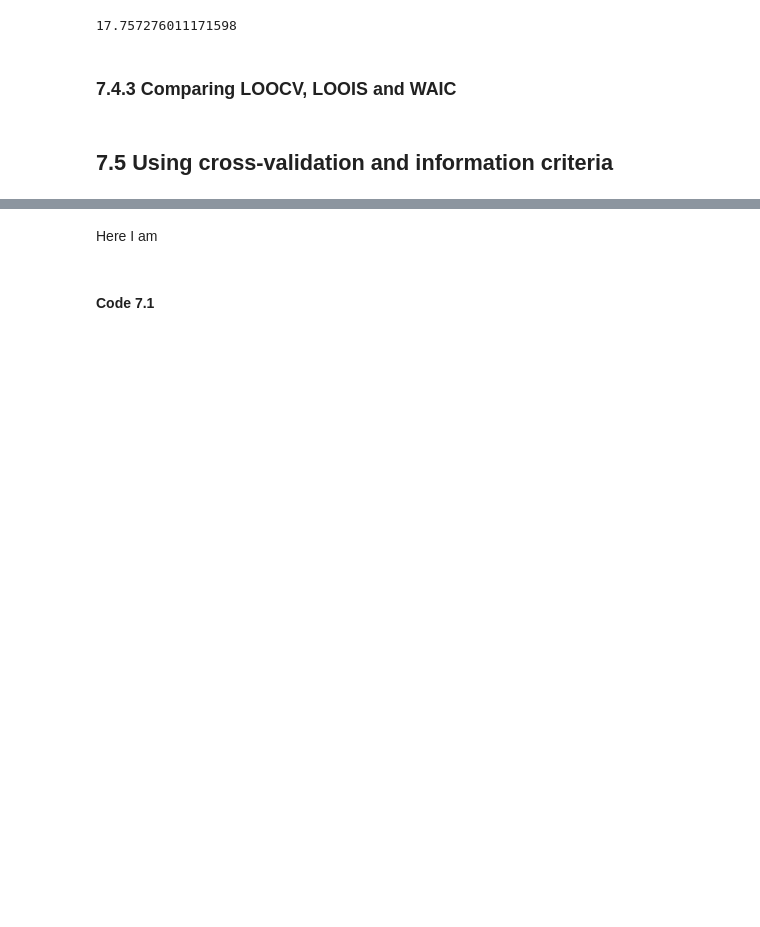
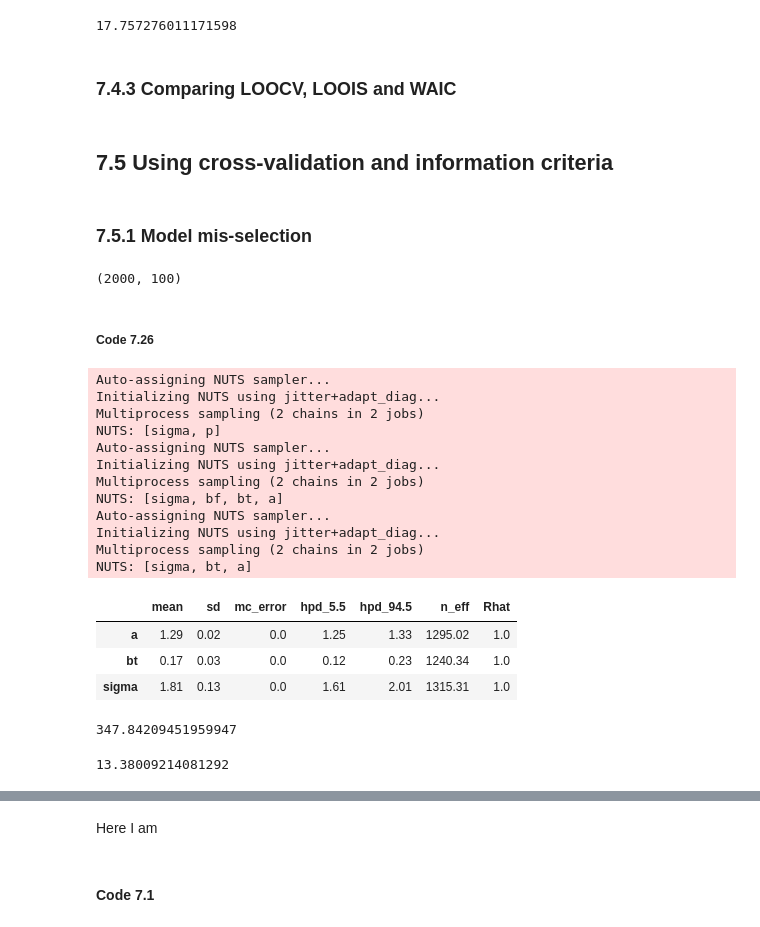
Before and after one commit to baheredia/resources, a Jupyter notebook: Rethinking/Chp_07.ipynb, the cells around one changed output, grey strips where cells are left out. Saved outputs shown, nothing was run; the diff lists cells and outputs as text; code cells hidden in the pictures; blank space fills up the shorter version.

```diff
--- a/Rethinking/Chp_07.ipynb
+++ b/Rethinking/Chp_07.ipynb
@@ -567,3 +565,9 @@ np.sqrt(n_cases * np.var(waic_vec))
 ### 7.4.3 Comparing LOOCV, LOOIS and WAIC
 # %% [markdown]
 ## 7.5 Using cross-validation and information criteria
+# %% [markdown]
+### 7.5.1 Model mis-selection
+# %%
+trace_6_6.get_values("mu").shape
+# %% [output]
+(2000, 100)
@@ -569,0 +596,65 @@ np.sqrt(n_cases * np.var(waic_vec))
+# %% [markdown]
+##### Code 7.26
+# %%
+np.random.seed(71)
+# number of plants
+n = 100
+
+# simulate initial heights
+h0 = stats.norm.rvs(loc=10, scale=2, size=n)
+
+# assign treatments and simulate fungus and growth
+treatment = np.concatenate([np.zeros(int(n/2), dtype=int), np.ones(int(n/2), dtype=int)])
+np.random.shuffle(treatment)
+fungus = stats.binom.rvs(1, 0.5 - treatment * 0.4)
+h1 = h0 + stats.norm.rvs(loc= 5 - 3 * fungus)
+
+# compose and clean data frame
+d = pd.DataFrame({"h0": h0, "h1": h1, "treatment": treatment, "fungus":fungus})
+
+with pm.Model() as m6_6:
+    p = pm.Lognormal("p", mu=0, sigma=0.25)
+    mu = pm.Deterministic("mu",  p * d["h0"])
+    sigma= pm.Exponential("sigma", lam=1)
+    h1_ = pm.Normal("h1", mu=mu, sigma=sigma, observed=d["h1"])
+
+    trace_6_6 = pm.sample(1000, tune=1000)
+
+with pm.Model() as m6_7:
+    a = pm.Lognormal("a", mu=0, sigma=0.2)
+    bt = pm.Normal("bt", mu=0, sd=0.5)
+    bf = pm.Normal("bf", mu=0, sd=0.5)
+    p = pm.Deterministic("p", a + bt*d["treatment"] + bf*d["fungus"])
+    mu = pm.Deterministic("mu", p * d["h0"])
+    sigma= pm.Exponential("sigma", lam=1)
+    h1 = pm.Normal("h1", mu=mu, sigma=sigma, observed=d["h1"])
+
+    trace_6_7 = pm.sample(1000, tune=1000)
+
+with pm.Model() as m6_8:
+    a = pm.Lognormal("a", mu=0, sigma=0.2)
+    bt = pm.Normal("bt", mu=0, sd=0.5)
+    p = pm.Deterministic("p", a + bt*d["treatment"])
+    mu = pm.Deterministic("mu", p * d["h0"])
+    sigma= pm.Exponential("sigma", lam=1)
+    h1 = pm.Normal("h1", mu=mu, sigma=sigma, observed=d["h1"])
+
+    trace_6_8 = pm.sample(1000, tune=1000)
+pm.summary(trace_6_8, varnames=["a", "bt", "sigma"], alpha=0.11).round(2)
+# %% [output]
+Auto-assigning NUTS sampler...
+Initializing NUTS using jitter+adapt_diag...
+Multiprocess sampling (2 chains in 2 jobs)
+NUTS: [sigma, p]
+Auto-assigning NUTS sampler...
+Initializing NUTS using jitter+adapt_diag...
+Multiprocess sampling (2 chains in 2 jobs)
+NUTS: [sigma, bf, bt, a]
+Auto-assigning NUTS sampler...
+Initializing NUTS using jitter+adapt_diag...
+Multiprocess sampling (2 chains in 2 jobs)
+NUTS: [sigma, bt, a]
+|  | mean | sd | mc_error | hpd_5.5 | hpd_94.5 | n_eff | Rhat |
+| a | 1.29 | 0.02 | 0.0 | 1.25 | 1.33 | 1295.02 | 1.0 |
+| bt | 0.17 | 0.03 | 0.0 | 0.12 | 0.23 | 1240.34 | 1.0 |
+| sigma | 1.81 | 0.13 | 0.0 | 1.61 | 2.01 | 1315.31 | 1.0 |
@@ -569,0 +663,8 @@ np.sqrt(n_cases * np.var(waic_vec))
+# %%
+w
+# %% [output]
+347.84209451959947
+# %%
+se
+# %% [output]
+13.38009214081292
```
Also changed, not shown: parts of 29 cells of this notebook, 1 other file.
